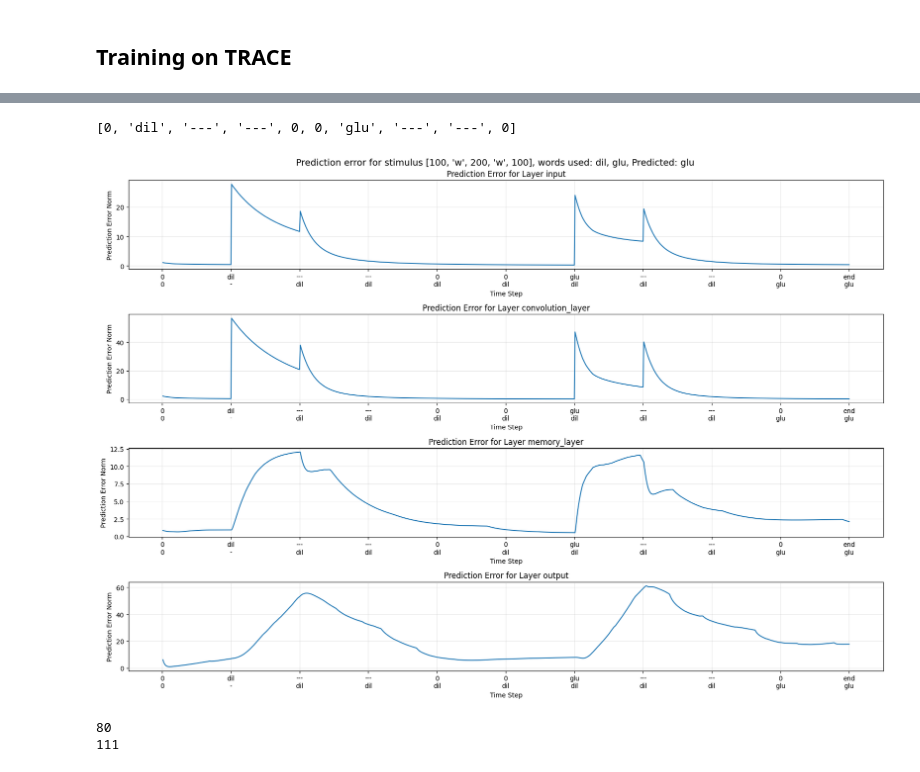
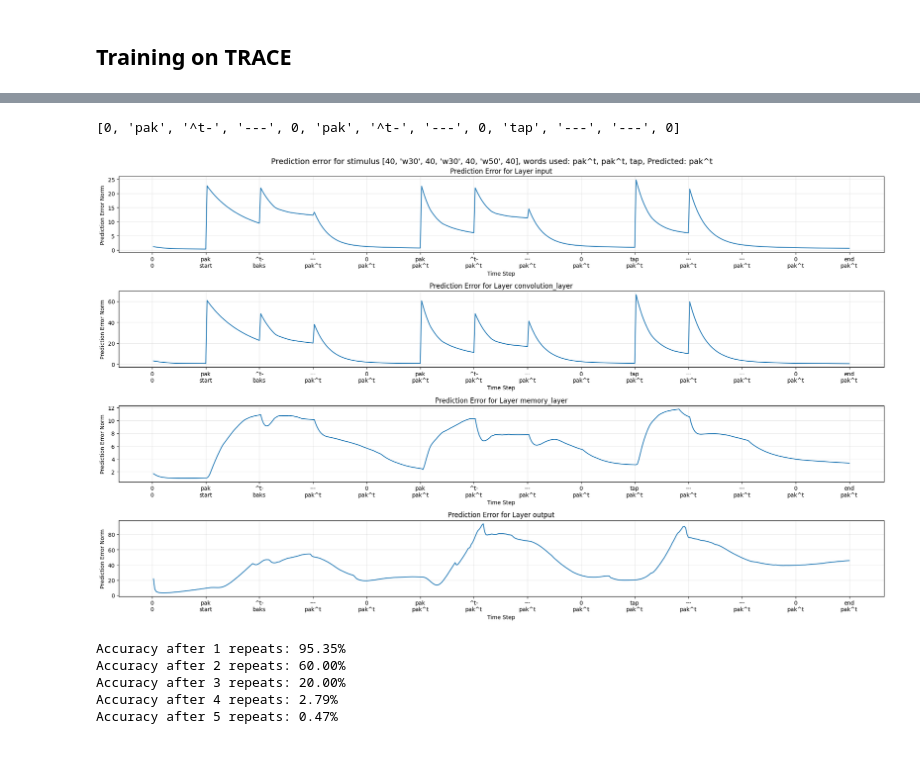
Before and after one commit to gydis/trace-predictive-coding, a Jupyter notebook: predcoding/sandbox.ipynb, the cells around one changed output, grey strips where cells are left out. Saved outputs shown, nothing was run; the diff lists cells and outputs as text; code cells hidden in the pictures.

```diff
--- a/predcoding/sandbox.ipynb
+++ b/predcoding/sandbox.ipynb
@@ -133,7 +97,13 @@ model = load_trace_model(state_dict_path="trace_model_every phoneme_48.pth", dev
+# %%
+config_l = pickle.load(open('trace_model_config.pkl', 'rb'))
+model_l = load_trace_model(state_dict_path="trace_model.pth", device="cuda", config=config_l)
+# %%
+model = model_l
+config = config_l
 # %%
 _, train_dataloader, val_dataloader = build_trace_dataloaders(config)
 # %%
-acc, predictions, original_words = evaluate_trace_model(model, train_dataloader, config)
+acc, predictions, original_words, _ = evaluate_trace_model(model, train_dataloader, config)
 # %%
 acc
 # %% [output]
@@ -341,7 +308,7 @@ def pred_err_stimuli(model, config, dataloader, stimuli=[10, "w", 10, "w"]):
                 raise ValueError(f"Invalid stimulus: {s}")
 
     num_layers = len(layer_inds_to_plot)
-    fig, axes = plt.subplots(num_layers, 1, figsize=(17, 3 * num_layers))
+    fig, axes = plt.subplots(num_layers, 1, figsize=(20, 3 * num_layers))
     if num_layers == 1:
         axes = [axes]
 
@@ -366,16 +333,9 @@ def pred_err_stimuli(model, config, dataloader, stimuli=[10, "w", 10, "w"]):
     plt.show()
     return pred_errs
 # %%
-_ = pred_err_stimuli(model, config, train_dataloader, stimuli=[100, "w", 200, "w", 100])
+_ = pred_err_stimuli(model, config, train_dataloader, stimuli=[40, "w30", 40, "w30", 40, "w50", 40])
 # %% [output]
-[0, 'dil', '---', '---', 0, 0, 'glu', '---', '---', 0]
+[0, 'pak', '^t-', '---', 0, 'pak', '^t-', '---', 0, 'tap', '---', '---', 0]
-[figure, old version]
+[figure, new version]
 # %%
 words, features, _, words_padded = next(iter(train_dataloader)).values()
-# %%
-for i, w in enumerate(words):
-    if w == "l^k" or w == "l^kS^ri":
-        print(i)
-# %% [output]
-80
-111
@@ -381,0 +358,9 @@ for i, w in enumerate(words):
+# %%
+for k in range(1,6):
+    k_repeat(model, config, train_dataloader, k=k)
+# %% [output]
+Accuracy after 1 repeats: 95.35%
+Accuracy after 2 repeats: 60.00%
+Accuracy after 3 repeats: 20.00%
+Accuracy after 4 repeats: 2.79%
+Accuracy after 5 repeats: 0.47%
```
Also changed, not shown: parts of 18 cells of this notebook, 5 other files.
